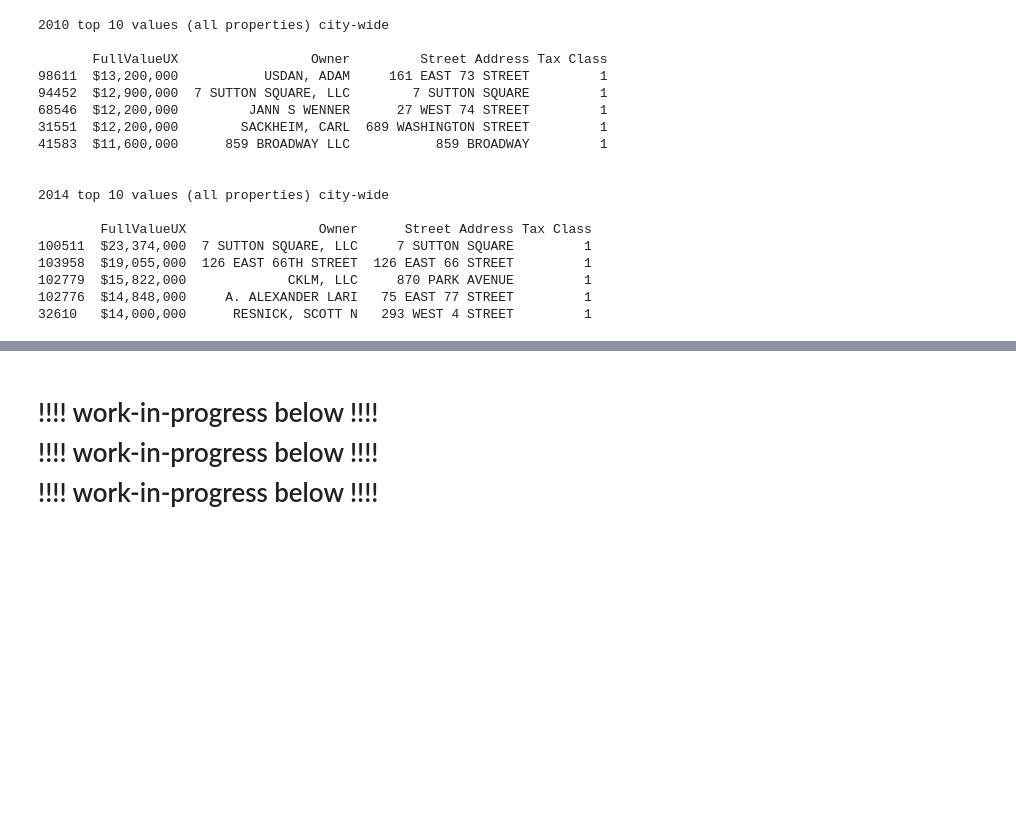
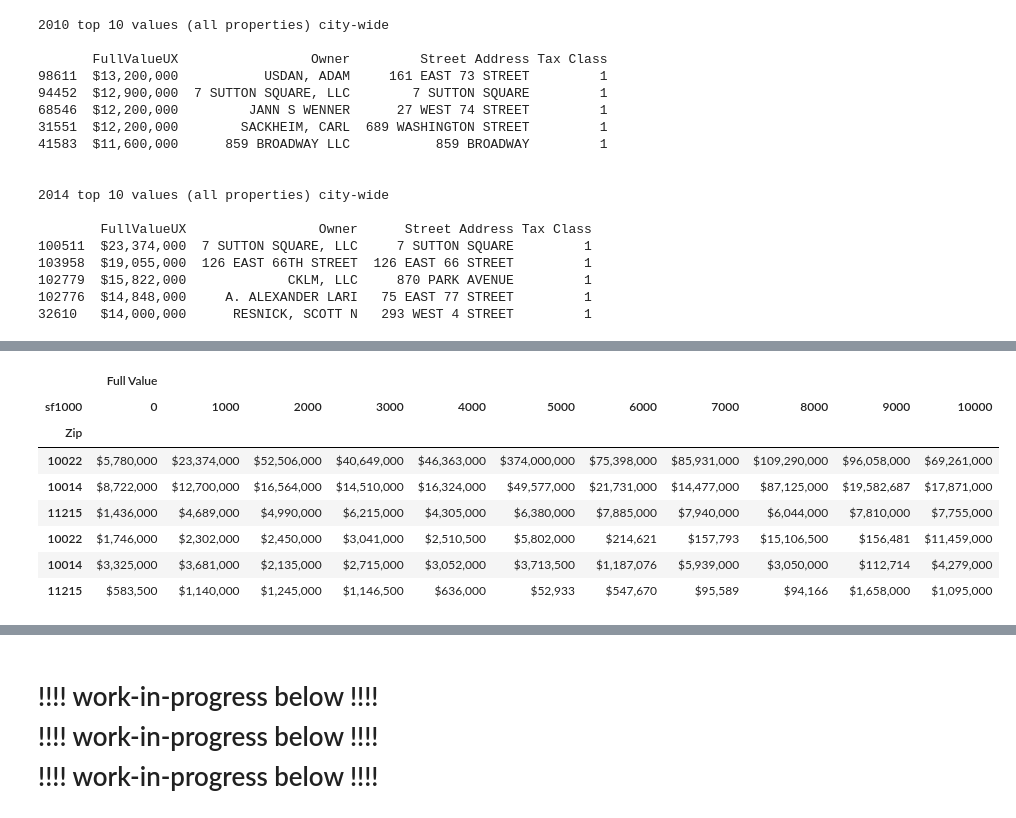
Before and after one commit to jdsketches/data_playground, a Jupyter notebook: enigma_2010_vs_2014_nyc_props.ipynb, the cells around one changed output, grey strips where cells are left out. Saved outputs shown, nothing was run; the diff lists cells and outputs as text; code cells hidden in the pictures; blank space fills up the shorter version.

```diff
--- a/enigma_2010_vs_2014_nyc_props.ipynb
+++ b/enigma_2010_vs_2014_nyc_props.ipynb
@@ -491,0 +729,14 @@ print("\n\n2014 top 10 values (all properties) city-wide\n\n{}".format(
+# %%
+# specific zips - top
+zips = [10022, 10014, 11215]
+pd.concat([df14grp_sqf_max.ix[zips], df14grp_sqf_median.ix[zips]]).applymap("${:,.0f}".format)
+# %% [output]
+|  | Full Value |  |  |  |  |  |  |  |  |  |  |
+| sf1000 | 0 | 1000 | 2000 | 3000 | 4000 | 5000 | 6000 | 7000 | 8000 | 9000 | 10000 |
+| Zip |  |  |  |  |  |  |  |  |  |  |  |
+| 10022 | $5,780,000 | $23,374,000 | $52,506,000 | $40,649,000 | $46,363,000 | $374,000,000 | $75,398,000 | $85,931,000 | $109,290,000 | $96,058,000 | $69,261,000 |
+| 10014 | $8,722,000 | $12,700,000 | $16,564,000 | $14,510,000 | $16,324,000 | $49,577,000 | $21,731,000 | $14,477,000 | $87,125,000 | $19,582,687 | $17,871,000 |
+| 11215 | $1,436,000 | $4,689,000 | $4,990,000 | $6,215,000 | $4,305,000 | $6,380,000 | $7,885,000 | $7,940,000 | $6,044,000 | $7,810,000 | $7,755,000 |
+| 10022 | $1,746,000 | $2,302,000 | $2,450,000 | $3,041,000 | $2,510,500 | $5,802,000 | $214,621 | $157,793 | $15,106,500 | $156,481 | $11,459,000 |
+| 10014 | $3,325,000 | $3,681,000 | $2,135,000 | $2,715,000 | $3,052,000 | $3,713,500 | $1,187,076 | $5,939,000 | $3,050,000 | $112,714 | $4,279,000 |
+| 11215 | $583,500 | $1,140,000 | $1,245,000 | $1,146,500 | $636,000 | $52,933 | $547,670 | $95,589 | $94,166 | $1,658,000 | $1,095,000 |
```
Also changed, not shown: parts of 28 cells of this notebook.
